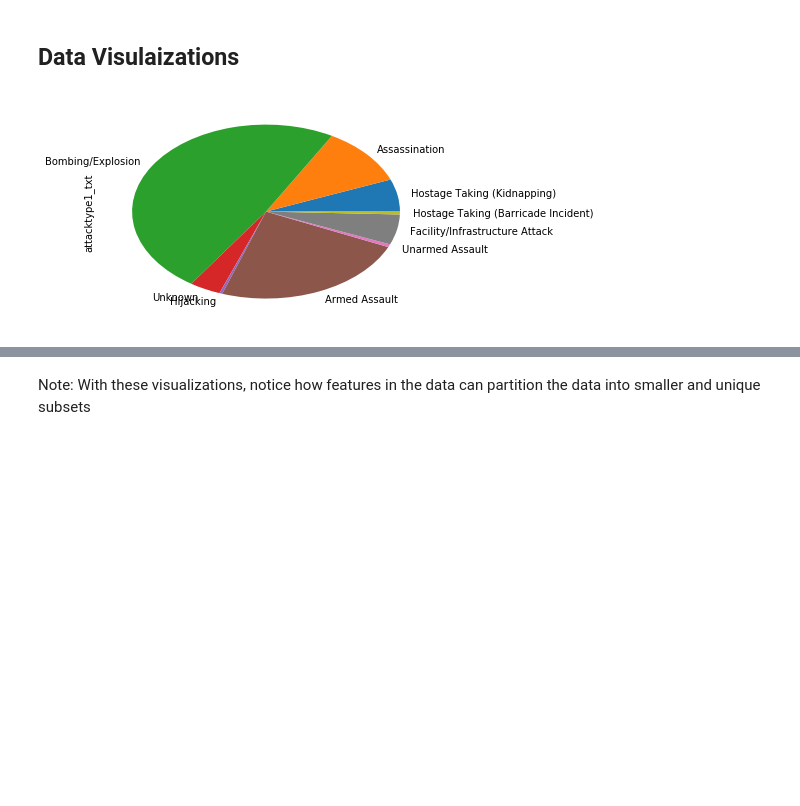
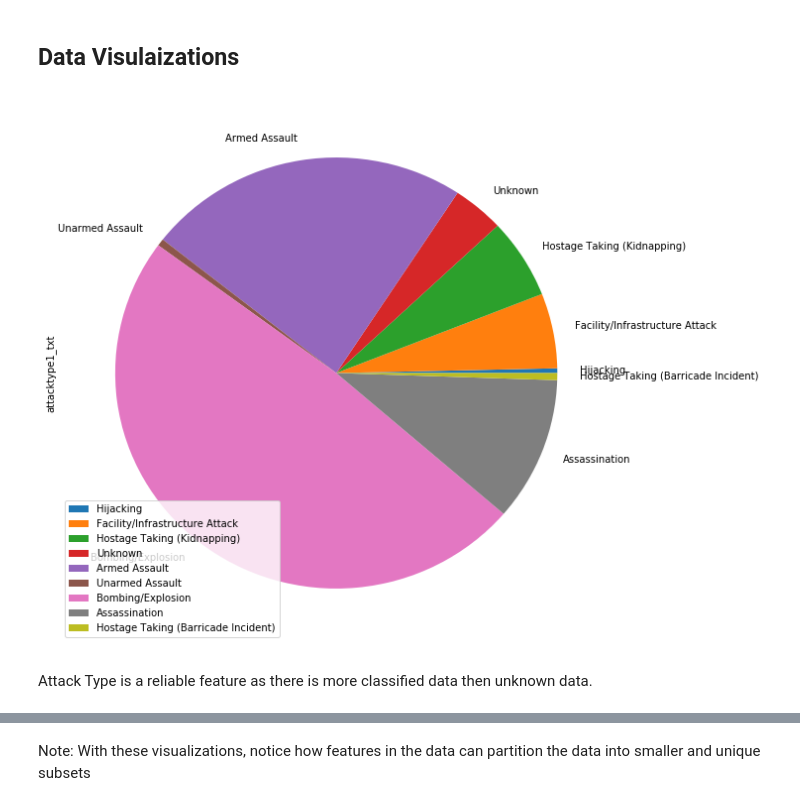
Before and after one commit to gaelblanchard/GTD_predictive_models, a Jupyter notebook: kernel(5).ipynb, the cells around one changed output, grey strips where cells are left out. Drawn from its saved outputs; the diff is of its cells as text; code cells hidden in the pictures; blank space fills up the shorter version.

```diff
--- a/kernel(5).ipynb
+++ b/kernel(5).ipynb
@@ -47,6 +31,7 @@ factors_list = ["gname","iyear","country","attacktype1","targtype1","weaptype1",
 global_terrorism_data = pd.read_excel("globalterrorismdb_0617dist.xlsx")
 # %%
 #Describe the data we have just read in
+gt_data_for_viz = global_terrorism_data[viz_factors_list]
 global_terrorism_data = global_terrorism_data[factors_list]
-global_terrorism_data.describe(include="all")
+gt_data_for_viz.describe(include="all")
 # %% [output]
@@ -137,14 +164,12 @@ global_terrorism_data.describe()
 # %% [markdown]
 ## Data Visulaizations
-# %%
-viz_factors_list = ["gname","iyear","country_txt","attacktype1_txt","targtype1_txt","weaptype1_txt","multiple","success","suicide","city"]
-gt_data_for_viz = pd.read_excel("globalterrorismdb_0617dist.xlsx")
-gt_data_for_viz = gt_data_for_viz[viz_factors_list]
 # %%
 #AttackType
-gt_data_for_viz["attacktype1_txt"].value_counts(sort=False).plot.pie()
+gt_data_for_viz["attacktype1_txt"].value_counts(sort=False).plot.pie(figsize=(10, 10),fontsize=10,legend="true")
 plt.show()
 # %% [output]
-[figure, old version]
+[figure, new version]
+# %% [markdown]
+Attack Type is a reliable feature as there is more classified data then unknown data.
 # %%
 #Targ Type
```
Also changed, not shown: parts of 52 cells of this notebook.
